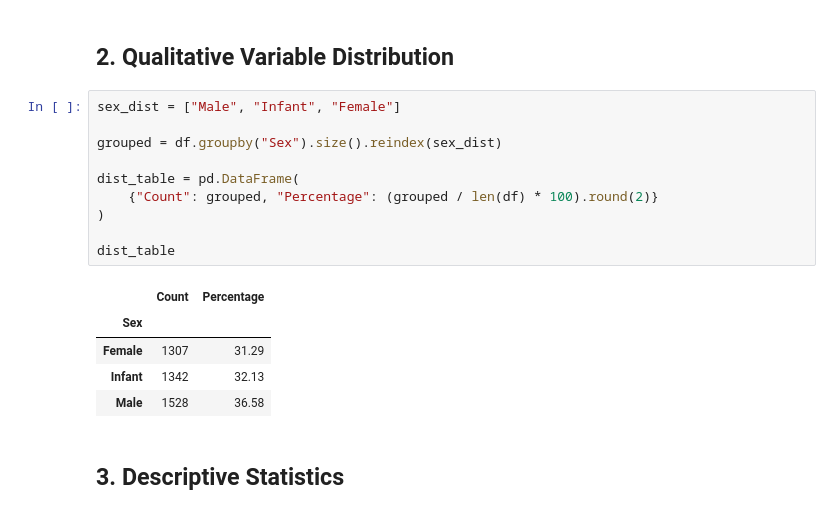
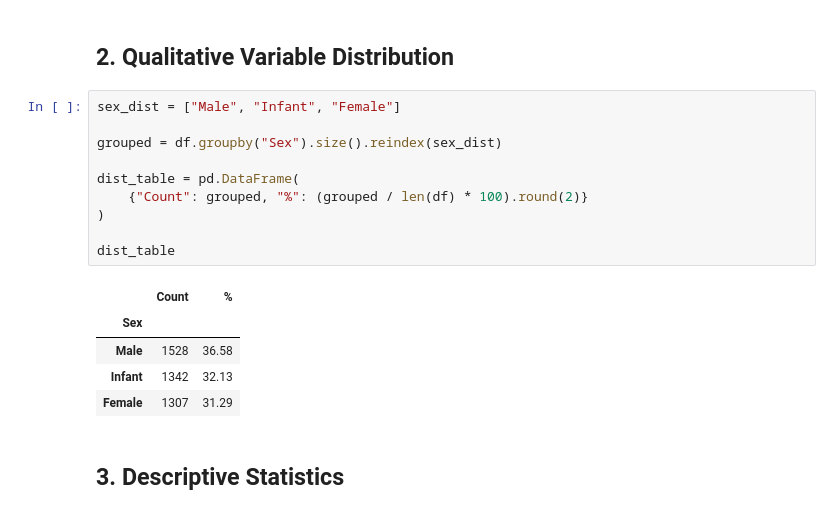
Before and after one commit to JakubRudy/programming-in-python, a Jupyter notebook: Assignment1/zadanie1.ipynb, the cells around one changed output. Cells and saved outputs as stored; diff of their text form.

```diff
--- a/Assignment1/zadanie1.ipynb
+++ b/Assignment1/zadanie1.ipynb
@@ -41,19 +41,19 @@ df.sample(5)
 # %%
 sex_dist = ["Male", "Infant", "Female"]
 
 grouped = df.groupby("Sex").size().reindex(sex_dist)
 
 dist_table = pd.DataFrame(
-    {"Count": grouped, "Percentage": (grouped / len(df) * 100).round(2)}
+    {"Count": grouped, "%": (grouped / len(df) * 100).round(2)}
 )
 
 dist_table
 # %% [output]
-|  | Count | Percentage |
+|  | Count | % |
 | Sex |  |  |
+| Male | 1528 | 36.58 |
+| Infant | 1342 | 32.13 |
 | Female | 1307 | 31.29 |
-| Infant | 1342 | 32.13 |
-| Male | 1528 | 36.58 |
 # %% [markdown]
 ## 3. Descriptive Statistics
 # %%
```
Also changed, not shown: parts of 2 cells of this notebook.
